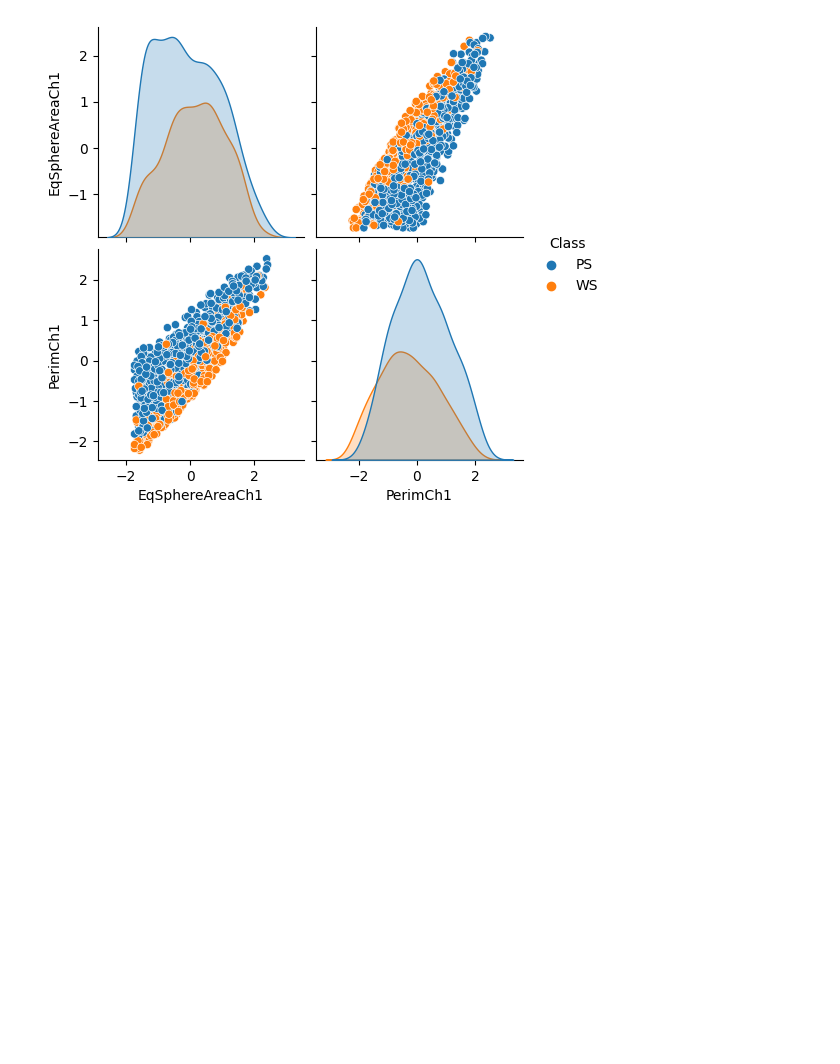
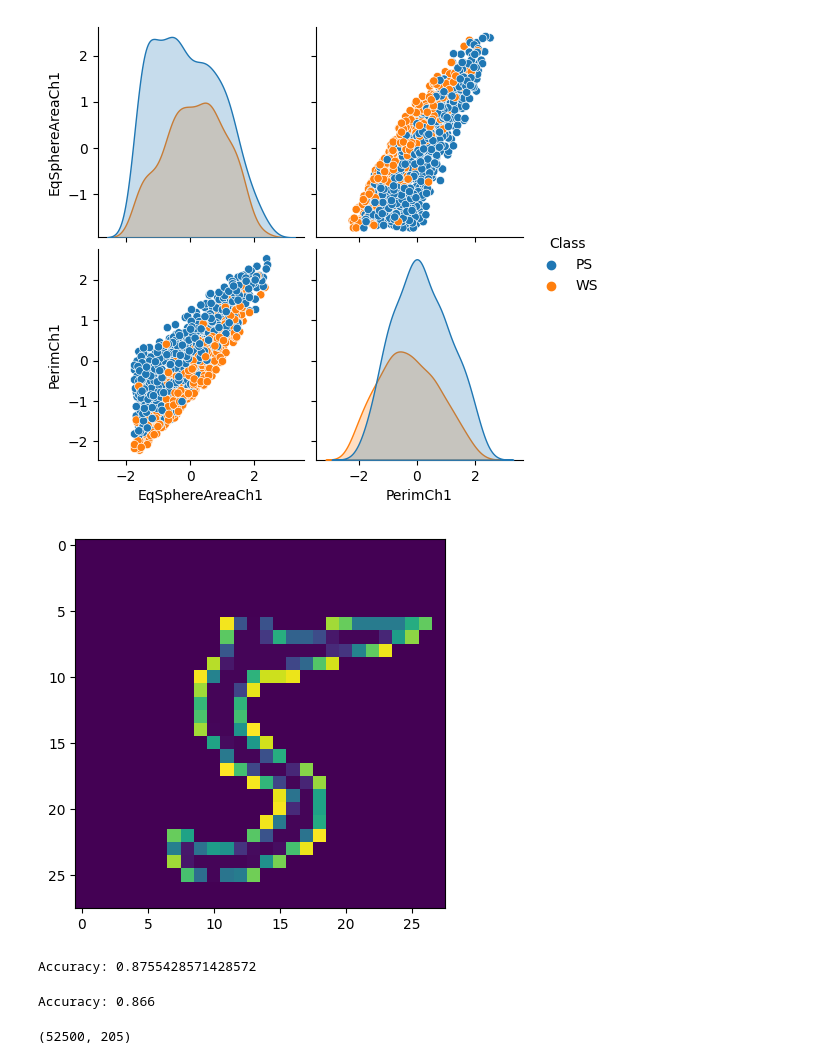
Before and after one commit to arnaldochm/feature_engineering, a Jupyter notebook: notebooks/notebook.ipynb, the cells around one changed output. Drawn from its saved outputs; the diff is of its cells as text; code cells hidden in the pictures; blank space fills up the shorter version.

```diff
--- a/notebooks/notebook.ipynb
+++ b/notebooks/notebook.ipynb
@@ -192,0 +201,15 @@ plt.show()
+# %%
+mnist = fetch_openml('mnist_784', data_home='data/', as_frame=False)
+X_train, X_test, y_train, y_test = train_test_split(mnist.data, mnist.target, test_size=0.25, random_state=2112)
+# %%
+def gen_image(my_array):
+
+    two_d = (np.reshape(my_array,(28,28))*255).astype(np.uint8)
+
+    plt.imshow(two_d)
+
+    return plt
+# %%
+gen_image(X_train[9]).show()
+# %% [output]
+[figure, added]
@@ -192,0 +222,10 @@ plt.show()
+# %%
+model_tree = DecisionTreeClassifier()
+
+model_tree.fit(X_train_scaled, y_train)
+
+y_hat= model_tree.predict(X_test_scaled)
+
+print(f'Accuracy: {accuracy_score(y_test,y_hat)}')
+# %% [output]
+Accuracy: 0.8755428571428572
@@ -192,0 +238,14 @@ plt.show()
+# %%
+model_tree_selected = DecisionTreeClassifier()
+
+model_tree_selected.fit(X_train_selected, y_train)
+
+y_hat_with_selection = model_tree_selected.predict(X_test_selected)
+
+print(f'Accuracy: {accuracy_score(y_test,y_hat_with_selection)}')
+# %% [output]
+Accuracy: 0.866
+# %%
+X_train_selected.shape
+# %% [output]
+(52500, 205)
```
Also changed, not shown: parts of 4 cells of this notebook, 5 other files.
